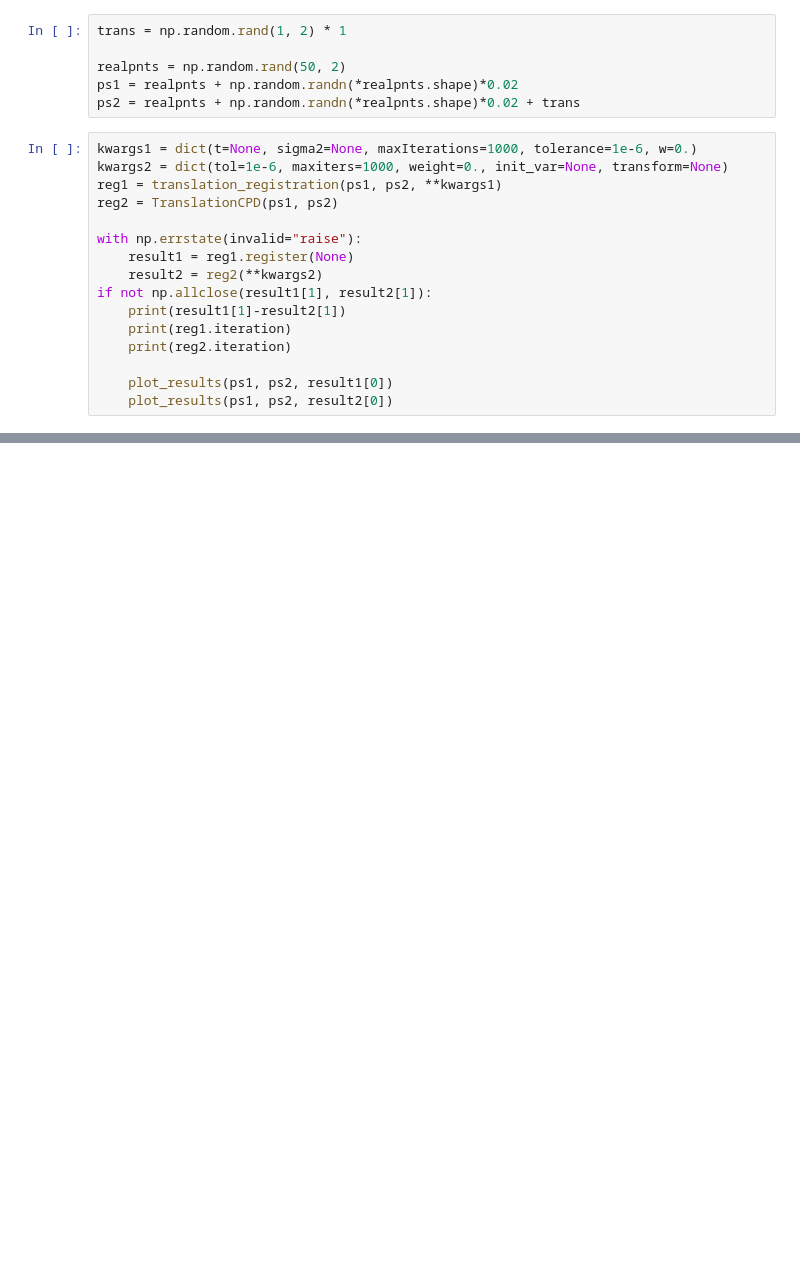
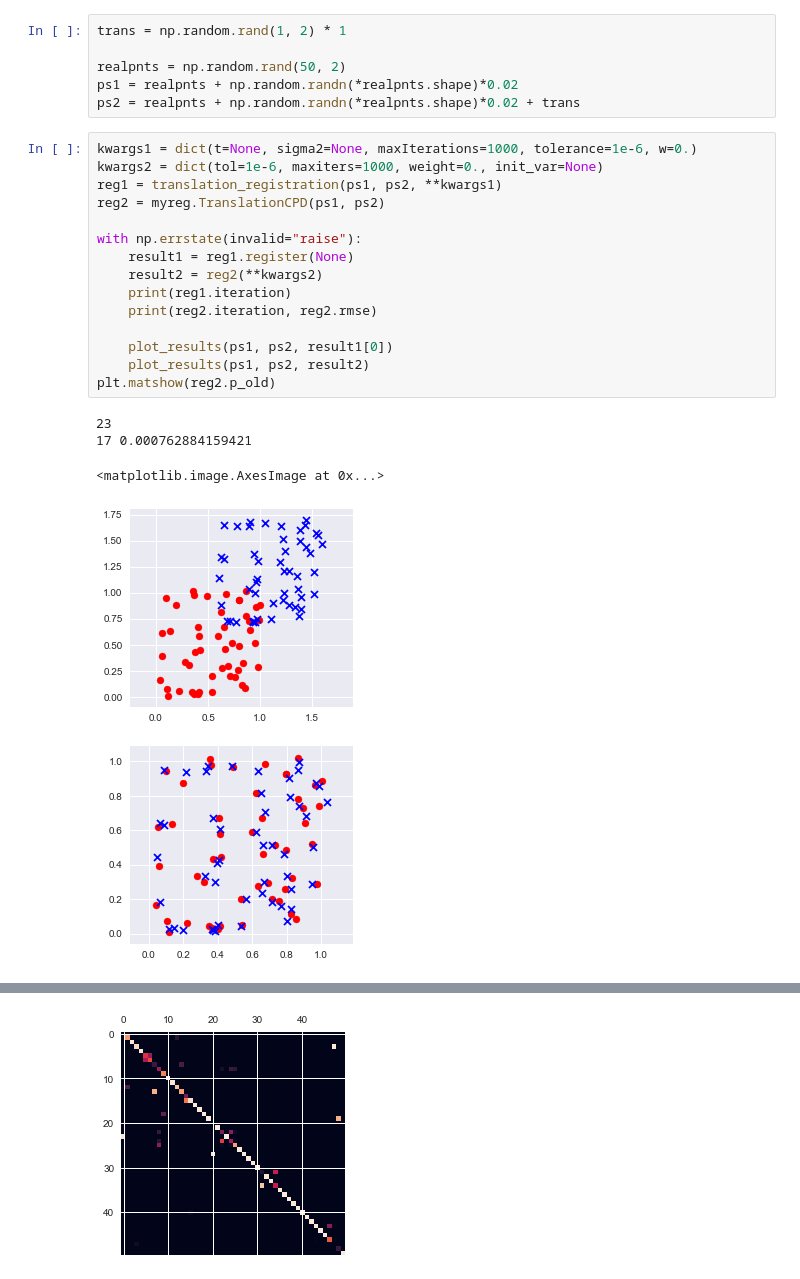
Before and after one commit to david-hoffman/pyPALM, a Jupyter notebook: notebooks/Point Matching testing internal implementation.ipynb, the cells around one changed output, grey strips where cells are left out. Saved outputs shown, nothing was run; the diff lists cells and outputs as text; blank space fills up the shorter version.

```diff
--- a/notebooks/Point Matching testing internal implementation.ipynb
+++ b/notebooks/Point Matching testing internal implementation.ipynb
@@ -502,17 +287,21 @@ ps1 = realpnts + np.random.randn(*realpnts.shape)*0.02
 ps2 = realpnts + np.random.randn(*realpnts.shape)*0.02 + trans
 # %%
 kwargs1 = dict(t=None, sigma2=None, maxIterations=1000, tolerance=1e-6, w=0.)
-kwargs2 = dict(tol=1e-6, maxiters=1000, weight=0., init_var=None, transform=None)
+kwargs2 = dict(tol=1e-6, maxiters=1000, weight=0., init_var=None)
 reg1 = translation_registration(ps1, ps2, **kwargs1)
-reg2 = TranslationCPD(ps1, ps2)
+reg2 = myreg.TranslationCPD(ps1, ps2)
 
 with np.errstate(invalid="raise"):
     result1 = reg1.register(None)
     result2 = reg2(**kwargs2)
-if not np.allclose(result1[1], result2[1]):
-    print(result1[1]-result2[1])
     print(reg1.iteration)
-    print(reg2.iteration)
+    print(reg2.iteration, reg2.rmse)
 
     plot_results(ps1, ps2, result1[0])
-    plot_results(ps1, ps2, result2[0])
+    plot_results(ps1, ps2, result2)
+plt.matshow(reg2.p_old)
+# %% [output]
+23
+17 0.000762884159421
+<matplotlib.image.AxesImage at 0x...>
+[figure, added]
@@ -518,0 +309 @@ if not np.allclose(result1[1], result2[1]):
+[figure, added]
```
Also changed, not shown: parts of 10 cells of this notebook, 1 other file.
